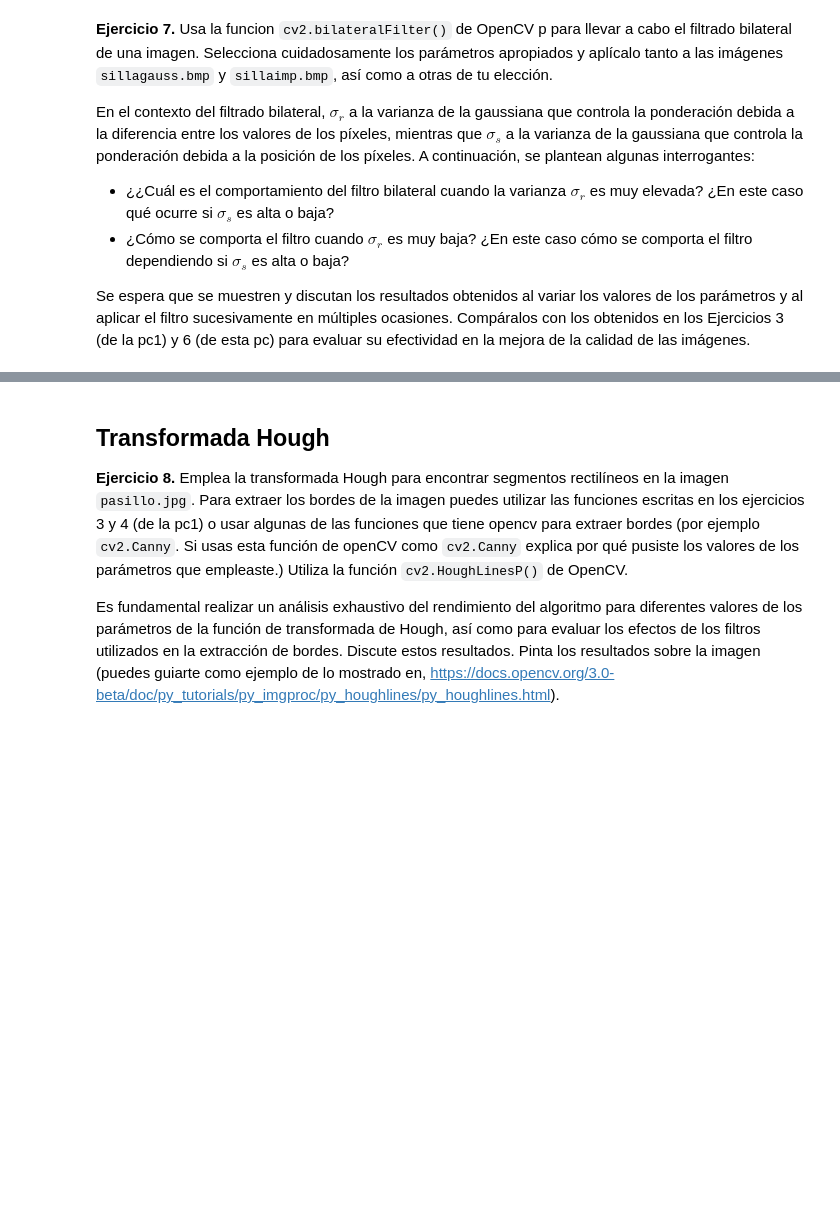
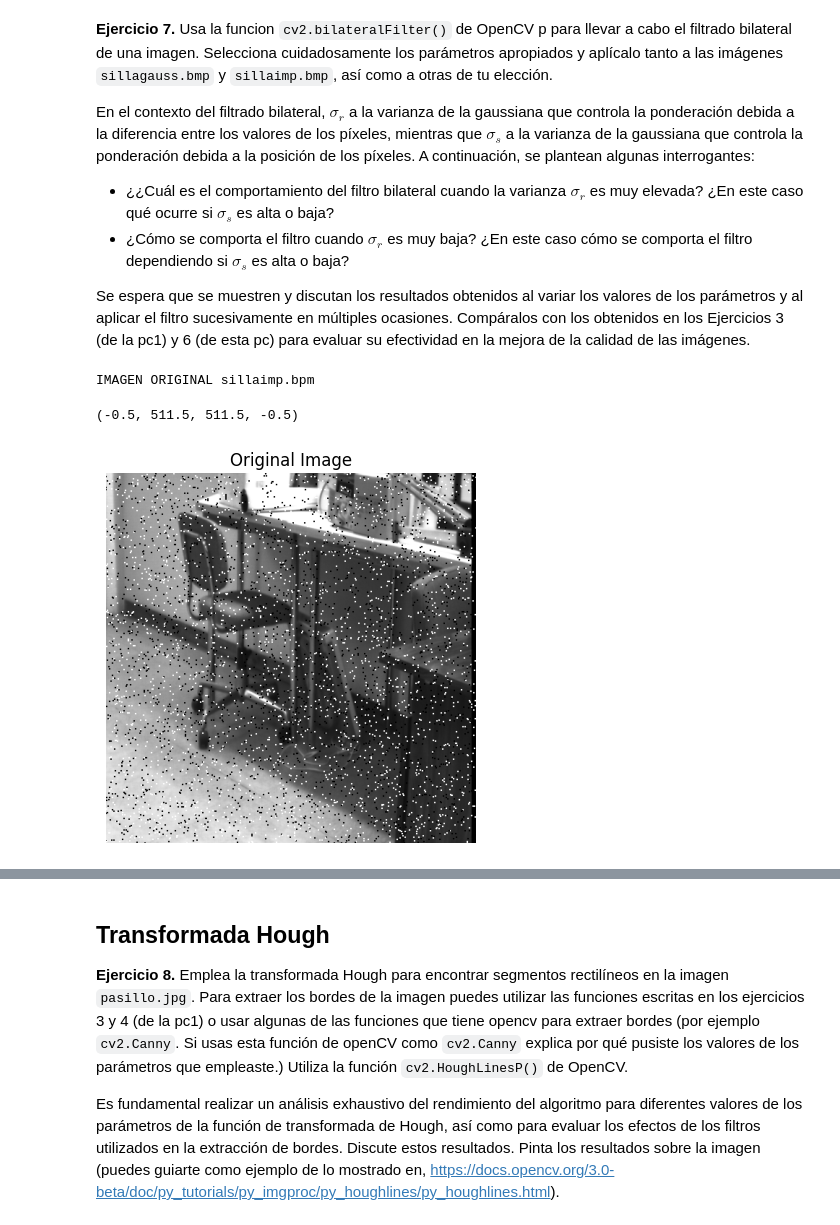
Before and after one commit to luber2000/ia-pc2, a Jupyter notebook: pc22023iiv1_3.ipynb, the cells around one changed output, grey strips where cells are left out. Drawn from its saved outputs; the diff is of its cells as text; code cells hidden in the pictures; blank space fills up the shorter version.

```diff
--- a/pc22023iiv1_3.ipynb
+++ b/pc22023iiv1_3.ipynb
@@ -95,3 +95,45 @@ En el contexto del filtrado bilateral,  $\sigma_r$ a la varianza de la gaussiana
 * ¿Cómo se comporta el filtro cuando $\sigma_r$ es muy baja? ¿En este caso cómo se comporta el filtro dependiendo si $\sigma_s$ es alta o baja?
 
 Se espera que se muestren y discutan los resultados obtenidos al variar los valores de los parámetros y al aplicar el filtro sucesivamente en múltiples ocasiones. Compáralos con los obtenidos en los Ejercicios 3 (de la pc1) y 6 (de esta pc) para evaluar su efectividad en la mejora de la calidad de las imágenes.
+# %%
+import cv2
+import matplotlib.pyplot as plt
+
+def apply_bilateral_filter(image_path, sigma_r, sigma_space):
+    image = cv2.imread(image_path, cv2.IMREAD_COLOR)
+    image = cv2.cvtColor(image, cv2.COLOR_BGR2RGB)
+
+## bilateralFilter()
+# src       	Source 8-bit or floating-point, 1-channel or 3-channel image.
+# dst       	Destination image of the same size and type as src .
+# d     	    Diameter of each pixel neighborhood that is used during filtering. If it is non-positive, it is computed from sigmaSpace.
+# sigmaColor    Filter sigma in the color space. A larger value of the parameter means that farther colors within the pixel neighborhood (see sigmaSpace) will be mixed together, resulting in larger areas of semi-equal color.
+# sigmaSpace    Filter sigma in the coordinate space. A larger value of the parameter means that farther pixels will influence each other as long as their colors are close enough (see sigmaColor ). When d>0, it specifies the neighborhood size regardless of sigmaSpace. Otherwise, d is proportional to sigmaSpace.
+# borderType    border mode used to extrapolate pixels outside of the image, see BorderTypes
+    filtered_image = cv2.bilateralFilter(image, d=19, sigmaColor=sigma_r, sigmaSpace=sigma_space)
+
+    plt.subplot(1, 2, 1)
+    plt.title('Original Image')
+    plt.imshow(image)
+    plt.axis('off')
+
+    plt.subplot(1, 2, 2)
+    plt.title(f'Filtered Image\nSigma Color: {sigma_r}, Sigma Space: {sigma_space}')
+    plt.imshow(filtered_image)
+    plt.axis('off')
+
+    plt.show()
+
+print("IMAGEN ORIGINAL sillaimp.bpm")
+#image_path = "imagenes/sillagauss.bmp"
+image_path = "imagenes/sillaimp.bmp"
+image = cv2.imread(image_path, cv2.IMREAD_COLOR)
+image = cv2.cvtColor(image, cv2.COLOR_BGR2RGB)
+#plt.subplot(2, 4, 2)
+plt.title('Original Image')
+plt.imshow(image)
+plt.axis('off')
+# %% [output]
+IMAGEN ORIGINAL sillaimp.bpm
+(-0.5, 511.5, 511.5, -0.5)
+[figure, added]
```
Also changed, not shown: parts of 4 cells of this notebook.
